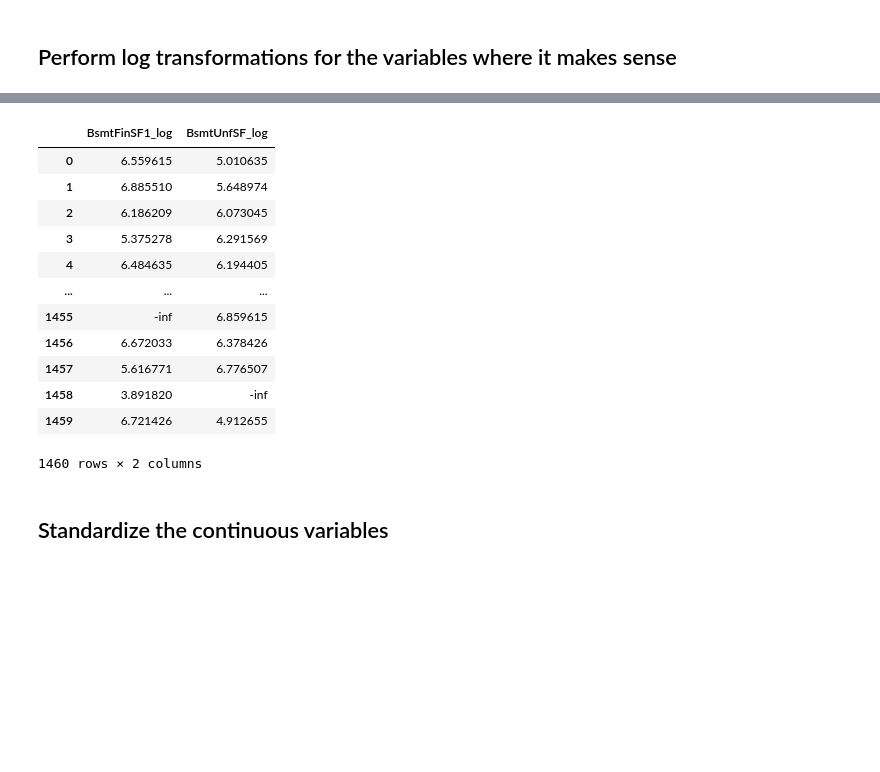
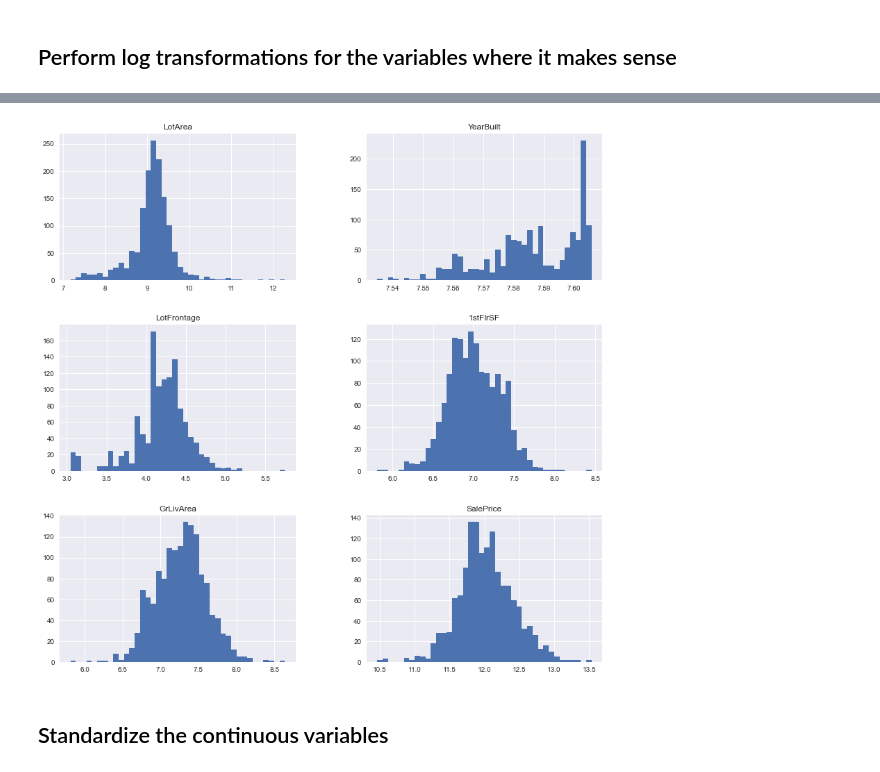
Before and after one commit to 314ka4y/dsc-feature-scaling-and-normalization-lab, a Jupyter notebook: index.ipynb, the cells around one changed output, grey strips where cells are left out. Drawn from its saved outputs; the diff is of its cells as text; code cells hidden in the pictures; blank space fills up the shorter version.

```diff
--- a/index.ipynb
+++ b/index.ipynb
@@ -93,19 +84,10 @@ Normalize["BsmtUnfSF_log"] = np.log(ames_cont["BsmtUnfSF"])
-# %%
-Normalize
-# %% [output]
-|  | BsmtFinSF1_log | BsmtUnfSF_log |
-| 0 | 6.559615 | 5.010635 |
-| 1 | 6.885510 | 5.648974 |
-| 2 | 6.186209 | 6.073045 |
-| 3 | 5.375278 | 6.291569 |
-| 4 | 6.484635 | 6.194405 |
-| ... | ... | ... |
-| 1455 | -inf | 6.859615 |
-| 1456 | 6.672033 | 6.378426 |
-| 1457 | 5.616771 | 6.776507 |
-| 1458 | 3.891820 | -inf |
-| 1459 | 6.721426 | 4.912655 |
-1460 rows × 2 columns
+# %%
+# Your code here
+ames_cont_log = np.log(ames_cont)
+ames_cont_log.hist(figsize = (14,14), bins = 40)
+plt.show()
+# %% [output]
+[figure, added]
 # %% [markdown]
 ## Standardize the continuous variables
 # %% [markdown]
```
Also changed, not shown: parts of 8 cells of this notebook.
